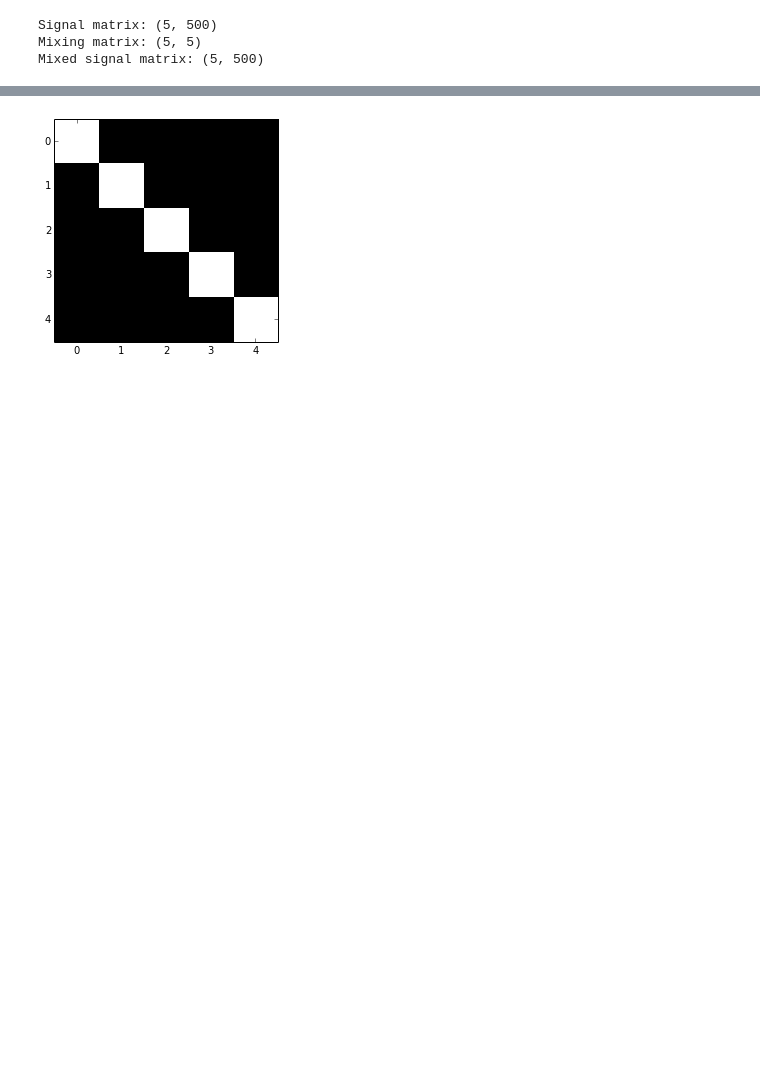
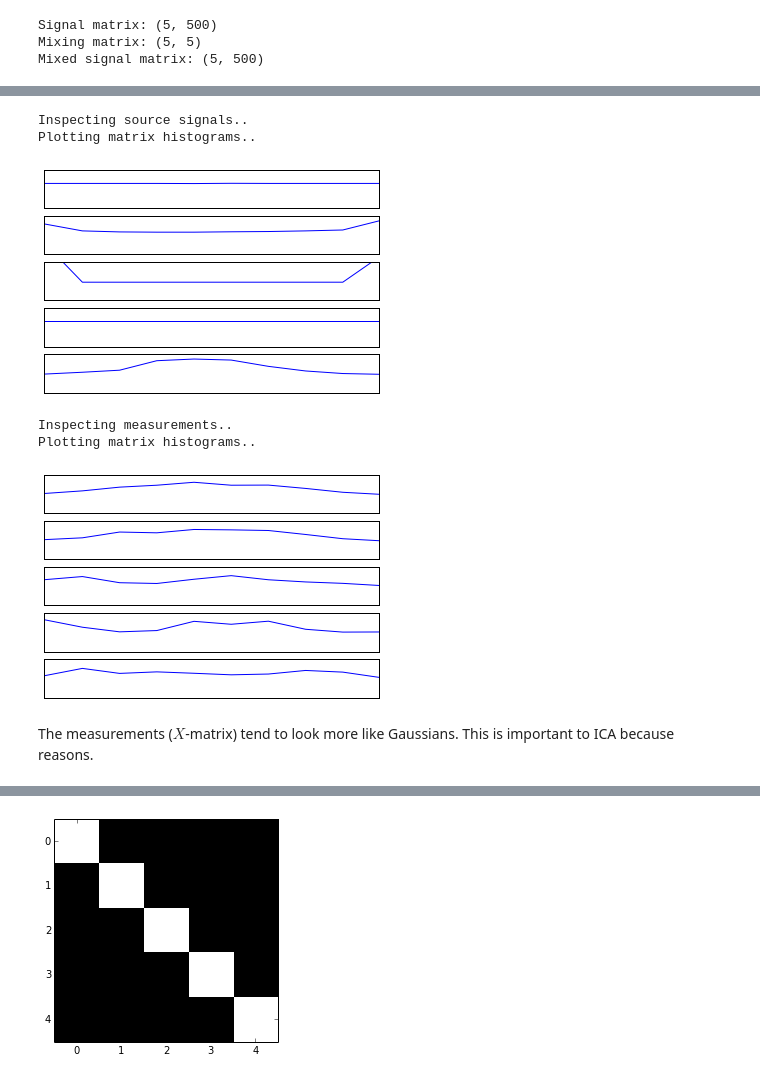
Before and after one commit to sagieske/ml2, a Jupyter notebook: lab1.ipynb, the cells around one changed output, grey strips where cells are left out. Cells and saved outputs as stored; diff of their text form; code cells hidden in the pictures; blank space fills up the shorter version.

Commit message:
plot_histograms function, needs answer to Gaussian q

```diff
--- a/lab1.ipynb
+++ b/lab1.ipynb
@@ -116 +122,41 @@ Mixed signal matrix: (5, 500)
+# %%
+def plot_histograms(X):
+    """Plots a histogram for every signal in X
+
+    Parameters:
+        X -- A data-matrix of signals
+    """
+    #Retrieve the number of rows
+    number_rows = np.shape(X)[0]
+    plot_count = 0
+    print "Plotting matrix histograms.."
+    for row in X:
+        #Counter for subplot functionality
+        plot_count += 1
+        #Get histogram of current row
+        row_histogram = np.histogram(row)
+        #Create subplot
+        ax = plt.subplot(number_rows, 1, plot_count)
+        #Plot current row
+        plt.plot(row_histogram[0])
+        #Remove x and y interval labels
+        ax.set_xticks([])
+        ax.set_yticks([])
+        #Set value interval
+        ax.set_ylim([-150,150])
+    plt.show()
+
+print "Inspecting source signals.."
+plot_histograms(S)
+print "Inspecting measurements.."
+plot_histograms(X)
+# %% [output]
+Inspecting source signals..
+Plotting matrix histograms..
+[figure, added]
+Inspecting measurements..
+Plotting matrix histograms..
+[figure, added]
+# %% [markdown]
+The measurements ($X$-matrix) tend to look more like Gaussians. This is important to ICA because reasons.
 # %% [markdown]
```
Also changed, not shown: parts of 2 cells of this notebook.
